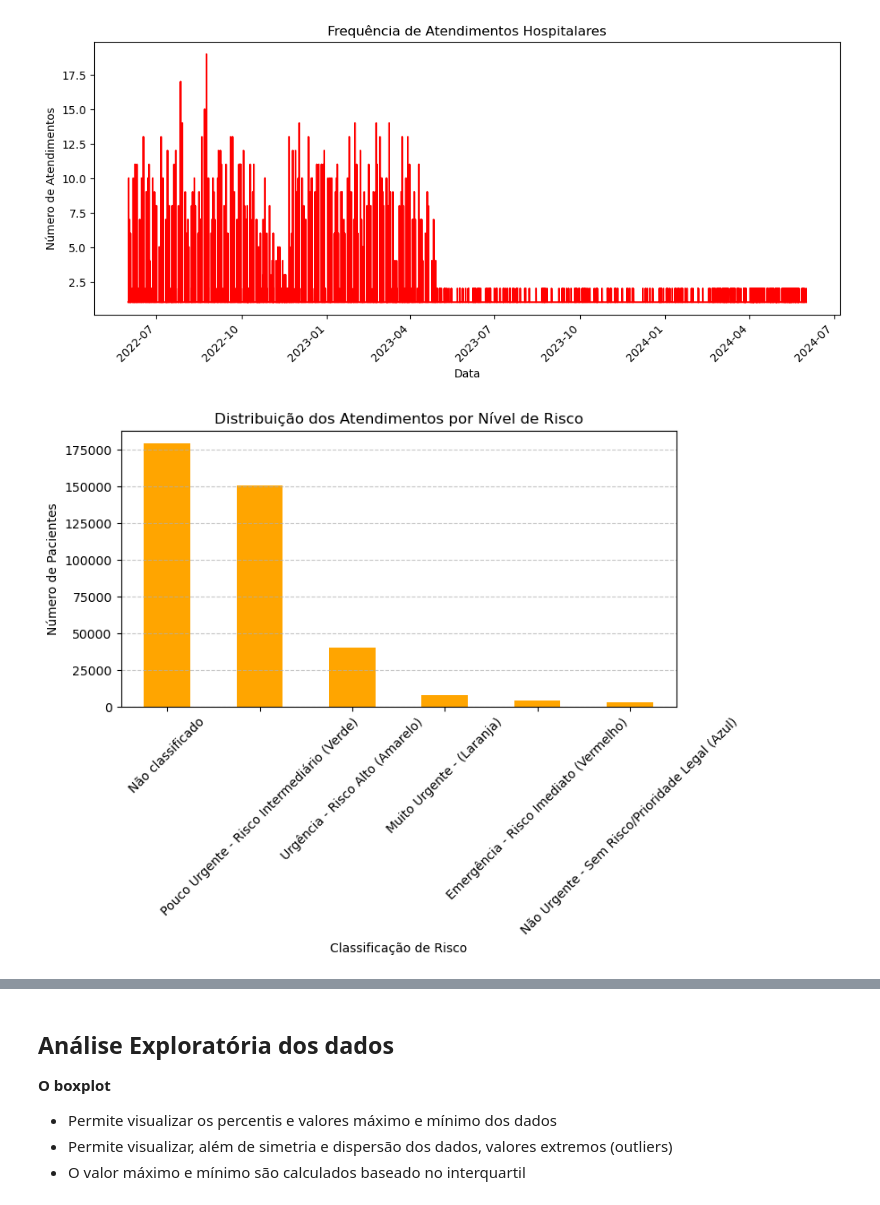
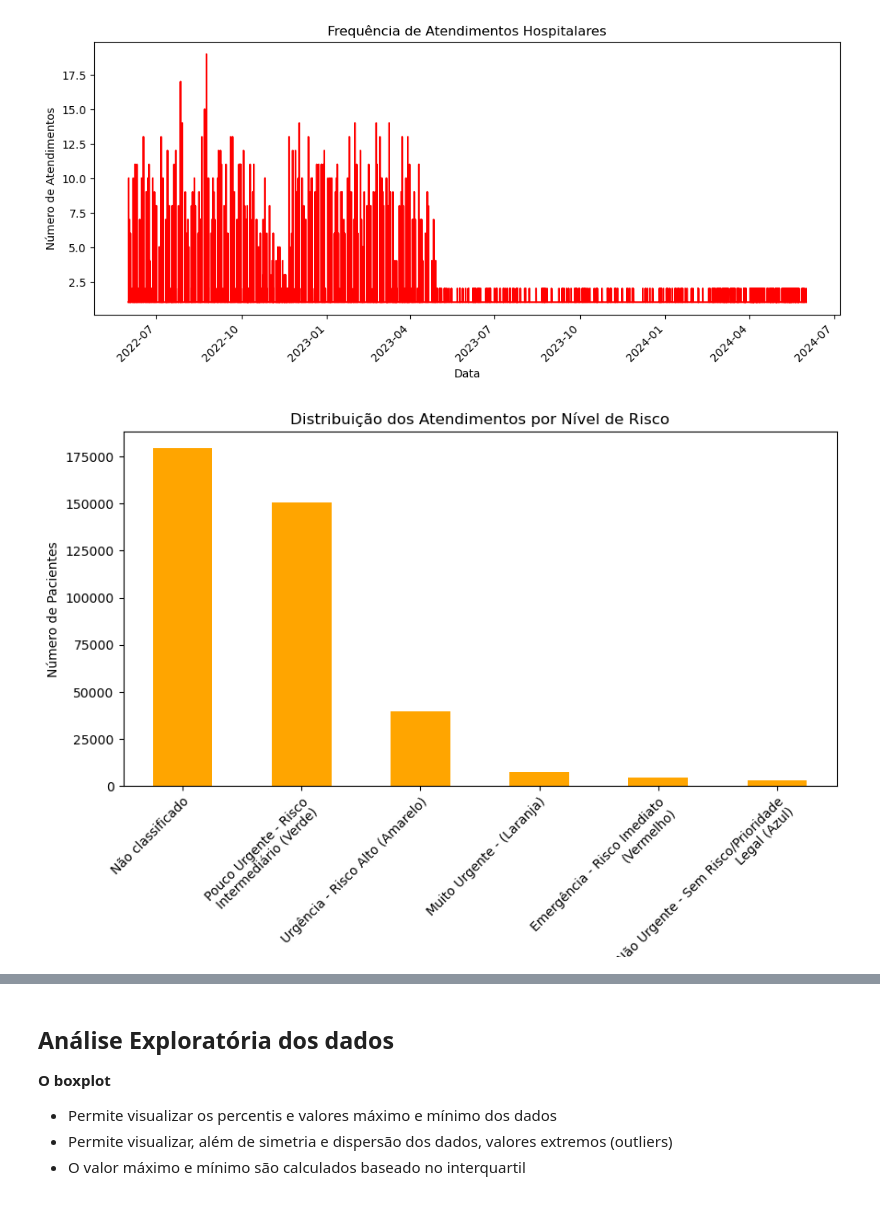
Before and after one commit to lfHagy/topicosUnimed, a Jupyter notebook: Desafio2.ipynb, the cells around one changed output, grey strips where cells are left out. Cells and saved outputs as stored; diff of their text form; code cells hidden in the pictures.

Commit message:
tweaked charts, started adding conclusion

```diff
--- a/Desafio2.ipynb
+++ b/Desafio2.ipynb
@@ -260,16 +315,15 @@ plt.show()
 # %%
 # classificação de risco
 classificacao_risco = risco['ds_risco'].value_counts()
-plt.figure(figsize=(8, 4))
+plt.figure(figsize=(10, 5))
 classificacao_risco.plot(kind='bar', color='orange')
 plt.title('Distribuição dos Atendimentos por Nível de Risco')
 plt.xlabel('Classificação de Risco')
 plt.ylabel('Número de Pacientes')
-plt.grid(axis='y', linestyle='--', alpha=0.7)
-plt.xticks(rotation=45)
+plt.xticks(rotation=45, ha='right', wrap=True)
 plt.show()
 # %% [output]
-[figure, old version]
+[figure, new version]
 # %%
 # distribuição demográfica
 atendimentos['idade'] = (atendimentos['dt_atendimento'] - atendimentos['dt_nascimento']).dt.days // 365
```
Also changed, not shown: parts of 23 cells of this notebook.
